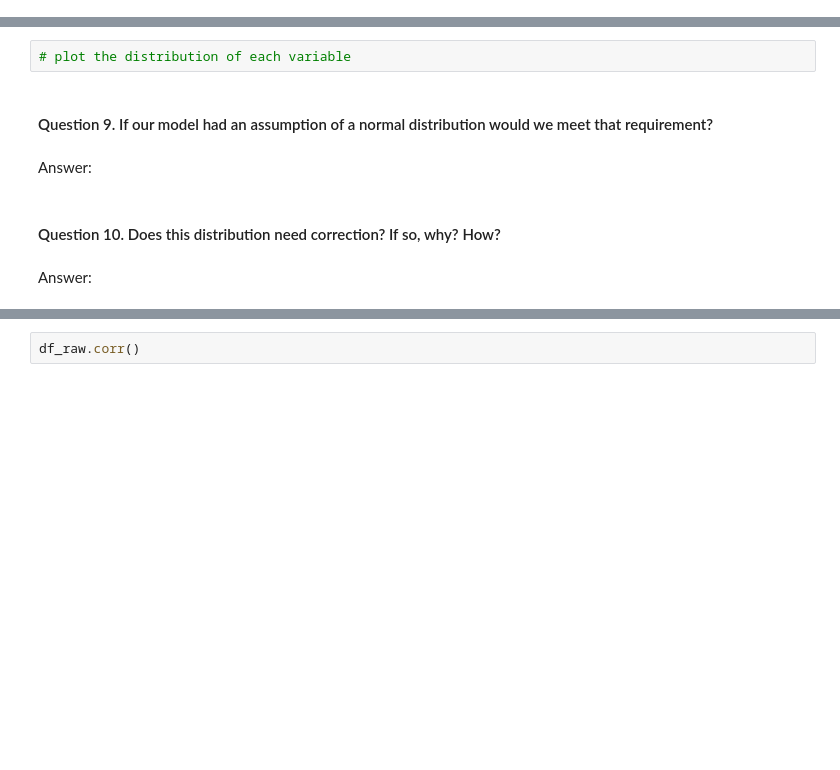
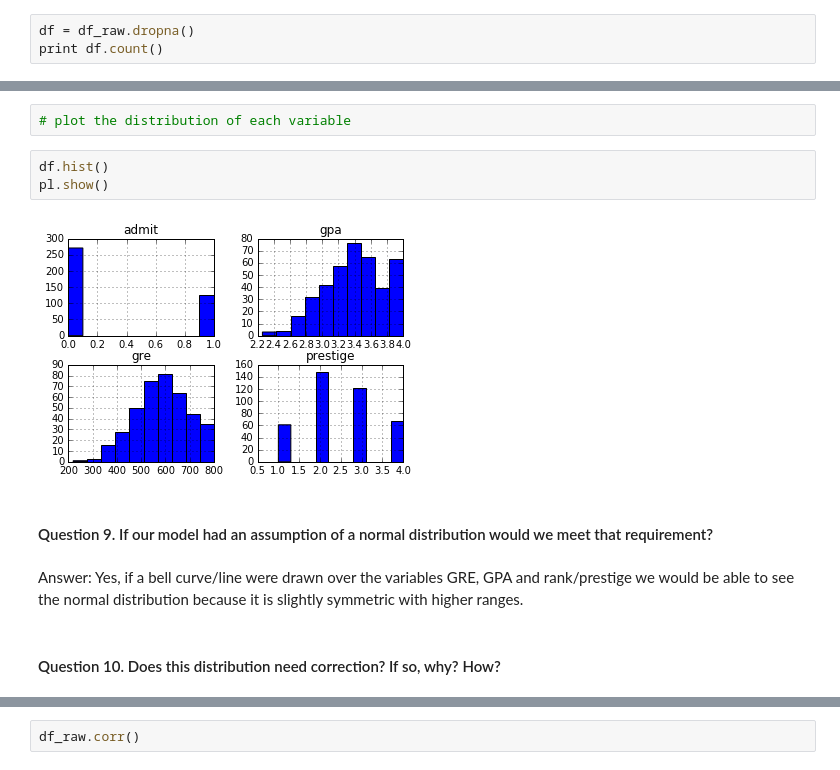
Before and after one commit to nicbaez/atldat, a Jupyter notebook: Projects/Project2 /project2-starter-nb.ipynb, the cells around one changed output, grey strips where cells are left out. Cells and saved outputs as stored; diff of their text form; blank space fills up the shorter version.

```diff
--- a/Projects/Project2 /project2-starter-nb.ipynb
+++ b/Projects/Project2 /project2-starter-nb.ipynb
@@ -62,3 +70,6 @@ Answer: GREs larger STD could indicate that
 the data are more spread out than GPA since the mean is higher as well.
 # %% [markdown]
 #### Question 4. Drop data points with missing data
+# %%
+df = df_raw.dropna()
+print df.count()
@@ -90,11 +112,14 @@ Answer: The GRE and GPA have outliers below the first quartile. Slightly higher
 #### Question 8. Describe each distribution
 # %%
 # plot the distribution of each variable
+# %%
+df.hist()
+pl.show()
+# %% [output]
+[figure, added]
 # %% [markdown]
 #### Question 9.  If our model had an assumption of a normal distribution would we meet that requirement?
-# %% [markdown]
-Answer:
+# %% [markdown]
+Answer: Yes, if a bell curve/line were drawn over the variables GRE, GPA and rank/prestige we would be able to see the normal distribution because it is slightly symmetric with higher ranges.
 # %% [markdown]
 #### Question 10.  Does this distribution need correction? If so, why? How?
-# %% [markdown]
-Answer:
```
Also changed, not shown: parts of 17 cells of this notebook, 2 other files.
